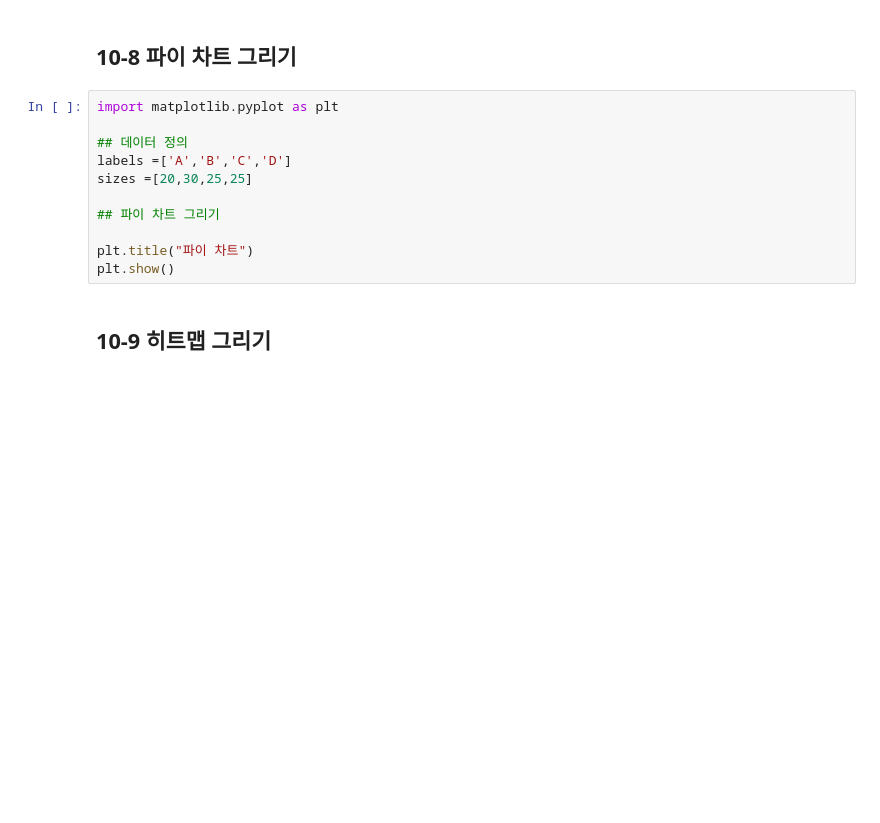
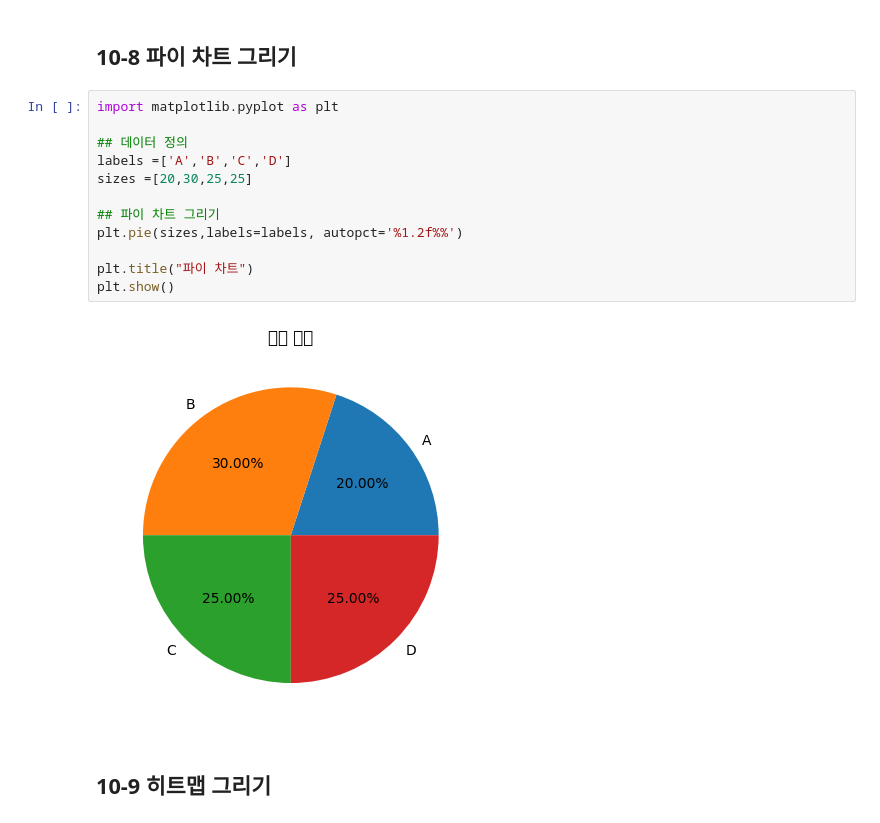
Before and after one commit to Haeunoo/Data-Analysis-with-Open-Source, a Jupyter notebook: 오픈소스_데이터_분석_10강_실습.ipynb, the cells around one changed output. Cells and saved outputs as stored; diff of their text form; blank space fills up the shorter version.

```diff
--- a/오픈소스_데이터_분석_10강_실습.ipynb
+++ b/오픈소스_데이터_분석_10강_실습.ipynb
@@ -148,14 +157,17 @@ plt.show()
 # %%
 import matplotlib.pyplot as plt
 
 ## 데이터 정의
 labels =['A','B','C','D']
 sizes =[20,30,25,25]
 
 ## 파이 차트 그리기
+plt.pie(sizes,labels=labels, autopct='%1.2f%%')
 
 plt.title("파이 차트")
 plt.show()
+# %% [output]
+[figure, added]
 # %% [markdown]
 ## 10-9 히트맵 그리기
 # %%
```
Also changed, not shown: parts of 13 cells of this notebook.
